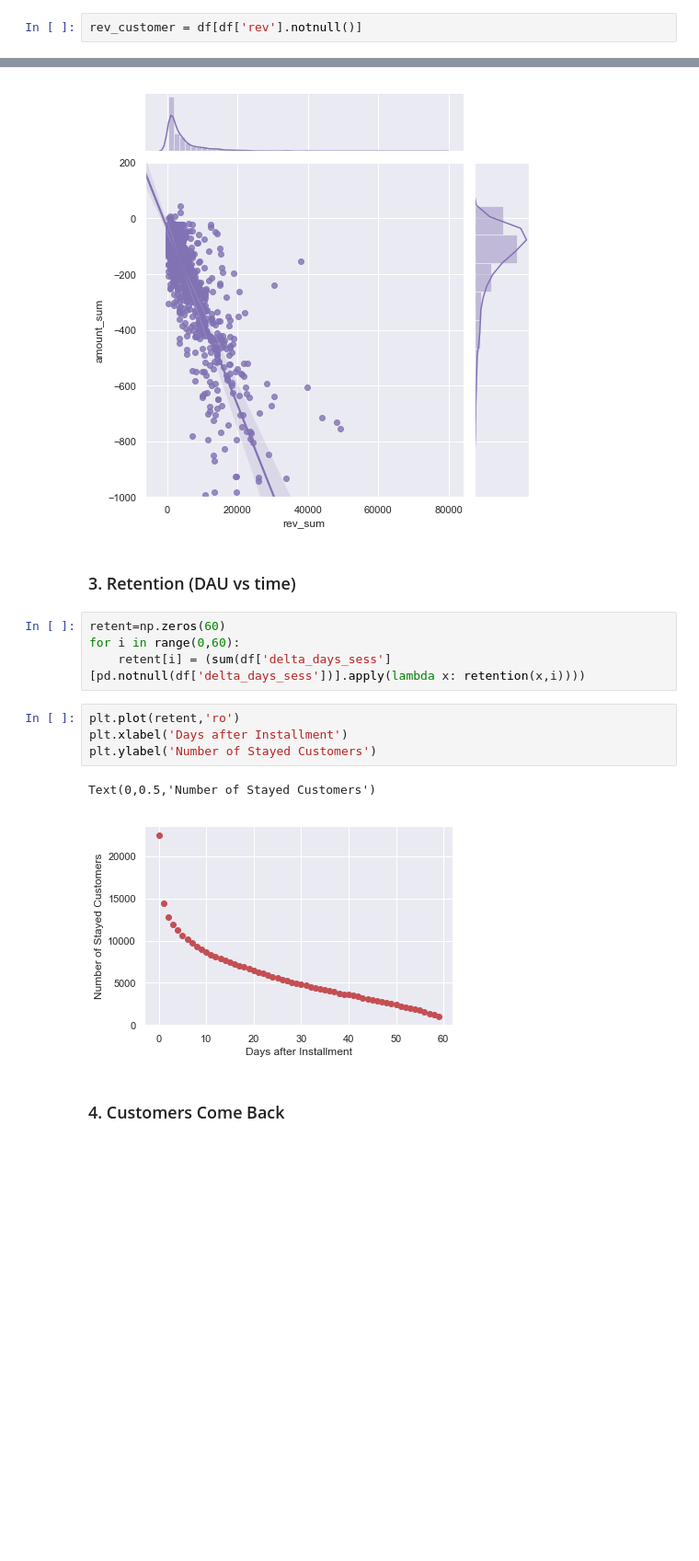
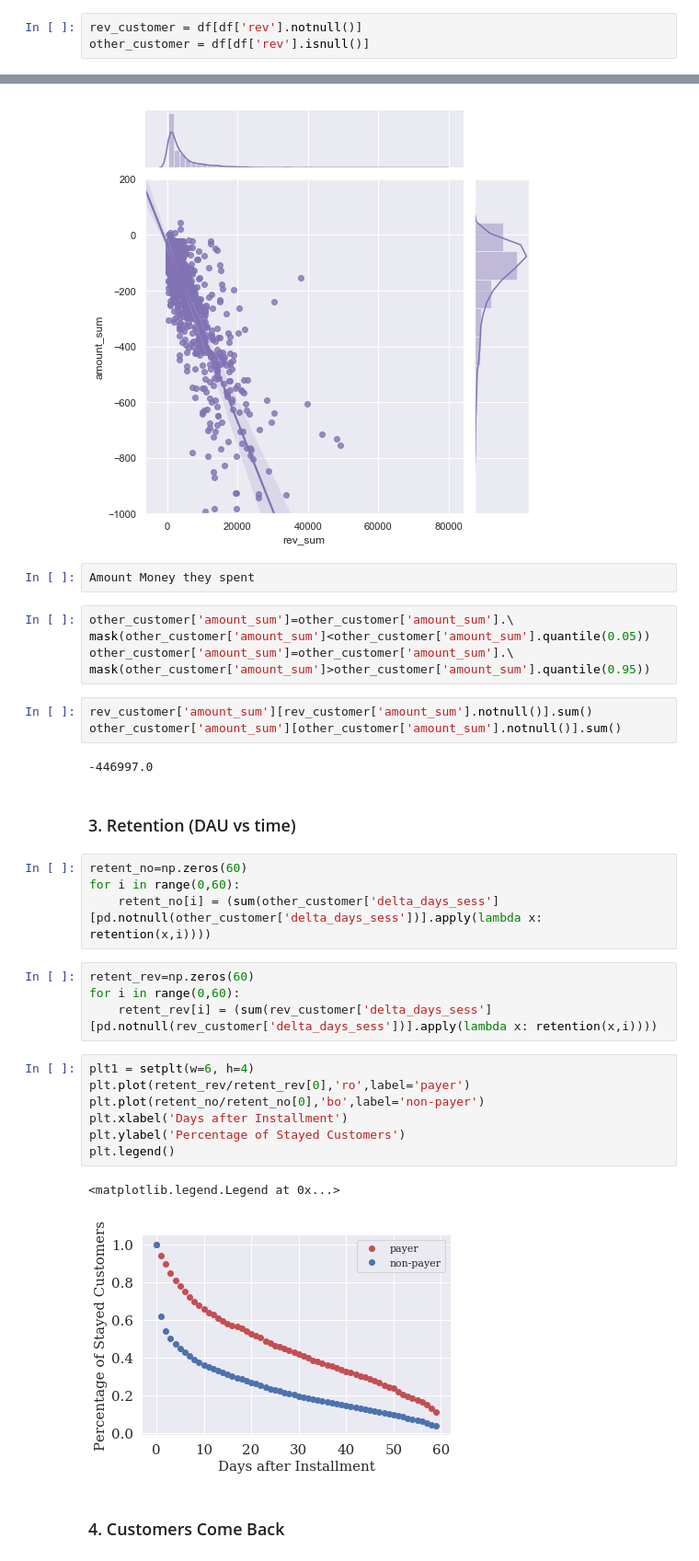
Before and after one commit to hanzhang0420/Target_Customers, a Jupyter notebook: hw_group.ipynb, the cells around one changed output, grey strips where cells are left out. Shown at 92% size. Cells and saved outputs as stored; diff of their text form; blank space fills up the shorter version.

```diff
--- a/hw_group.ipynb
+++ b/hw_group.ipynb
@@ -81,4 +95,5 @@ df['amount_sum'] = df['amount'][pd.notnull(df['amount'])].apply(sum)
 ### 1. First Purchase Date After Installment
 # %%
 rev_customer = df[df['rev'].notnull()]
+other_customer = df[df['rev'].isnull()]
 # %%
@@ -107,19 +123,38 @@ g = sns.jointplot("rev_sum", "amount_sum", data=rev_customer, kind="reg",
                    ylim=(-1000, 200),color="m", height=7)
 # %% [output]
 [figure]
+# %%
+Amount Money they spent
+# %%
+other_customer['amount_sum']=other_customer['amount_sum'].\
+mask(other_customer['amount_sum']<other_customer['amount_sum'].quantile(0.05))
+other_customer['amount_sum']=other_customer['amount_sum'].\
+mask(other_customer['amount_sum']>other_customer['amount_sum'].quantile(0.95))
+# %%
+rev_customer['amount_sum'][rev_customer['amount_sum'].notnull()].sum()
+other_customer['amount_sum'][other_customer['amount_sum'].notnull()].sum()
+# %% [output]
+-446997.0
 # %% [markdown]
 ### 3. Retention (DAU vs time)
 # %%
-retent=np.zeros(60)
+retent_no=np.zeros(60)
 for i in range(0,60):
-    retent[i] = (sum(df['delta_days_sess'][pd.notnull(df['delta_days_sess'])].apply(lambda x: retention(x,i))))
+    retent_no[i] = (sum(other_customer['delta_days_sess'][pd.notnull(other_customer['delta_days_sess'])].apply(lambda x: retention(x,i))))
+# %%
+retent_rev=np.zeros(60)
+for i in range(0,60):
+    retent_rev[i] = (sum(rev_customer['delta_days_sess'][pd.notnull(rev_customer['delta_days_sess'])].apply(lambda x: retention(x,i))))
 # %%
-plt.plot(retent,'ro')
+plt1 = setplt(w=6, h=4)
+plt.plot(retent_rev/retent_rev[0],'ro',label='payer')
+plt.plot(retent_no/retent_no[0],'bo',label='non-payer')
 plt.xlabel('Days after Installment')
-plt.ylabel('Number of Stayed Customers')
+plt.ylabel('Percentage of Stayed Customers')
+plt.legend()
 # %% [output]
-Text(0,0.5,'Number of Stayed Customers')
+<matplotlib.legend.Legend at 0x...>
-[figure, old version]
+[figure, new version]
 # %% [markdown]
 ### 4. Customers Come Back
 # %%
```
Also changed, not shown: parts of 13 cells of this notebook.
